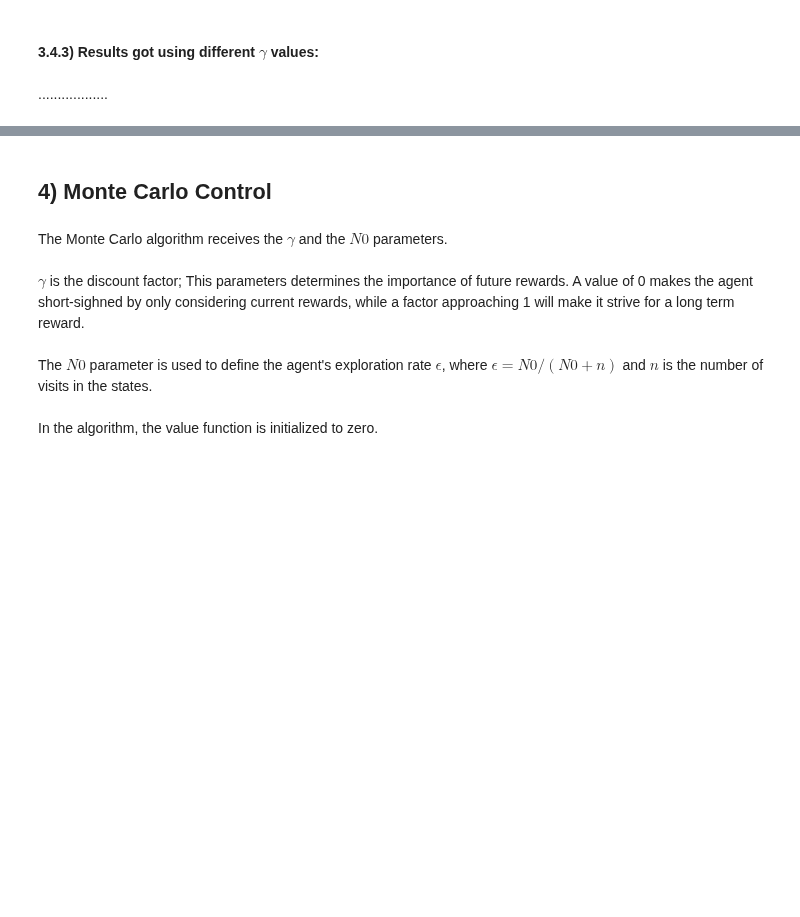
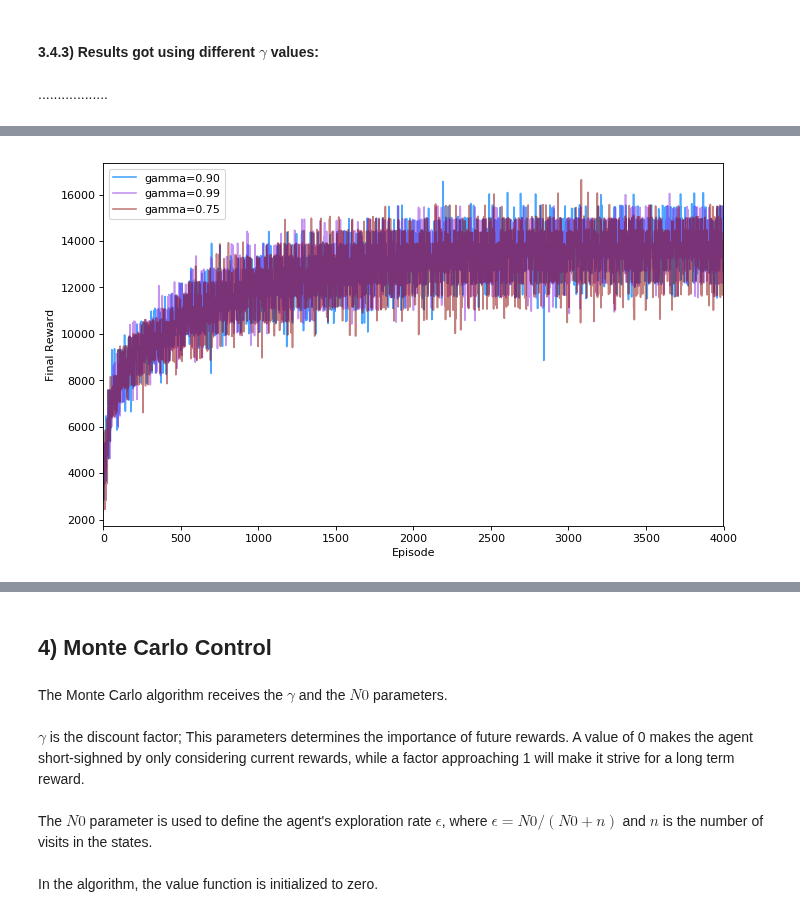
Before and after one commit to DionisiusMayr/FreewayGame, a Jupyter notebook: aline.almeida/aa_freeway.ipynb, the cells around one changed output, grey strips where cells are left out. Cells and saved outputs as stored; diff of their text form; code cells hidden in the pictures; blank space fills up the shorter version.

```diff
--- a/aline.almeida/aa_freeway.ipynb
+++ b/aline.almeida/aa_freeway.ipynb
@@ -1152,7 +1153,9 @@ aux_plots.plot_3scores(s1_avg100, s2_avg100, s3_avg100, "gamma=0.90", "gamma=0.9
 # %%
 # ---------- Total rewards of the agent with gamma=0.99 gamma=0.90 and gamma=0.75 ---------
 
-aux_plots.plot_3rewards(scores_2act_gamma_0p9[:4000], scores_2act[:4000], scores_2act_gamma_0p75[:4000], "gamma=0.90", "gamma=0.99", "gamma=0.75")
+aux_plots.plot_3rewards(total_rewards_2act_gamma_0p9[:4000], total_rewards_2act[:4000], total_rewards_2act_gamma_0p75[:4000], "gamma=0.90", "gamma=0.99", "gamma=0.75")
+# %% [output]
+[figure, added]
 # %%
 # ---------- Moving average for the total rewards of the agent with gamma=0.99 gamma=0.90 and gamma=0.75 ---------
 
```
Also changed, not shown: parts of 31 cells of this notebook.
